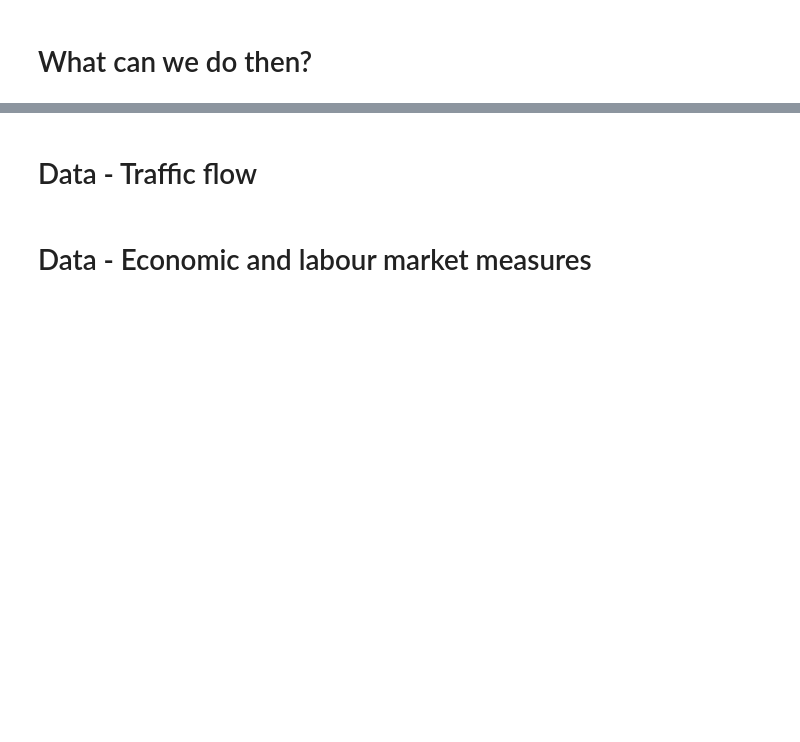
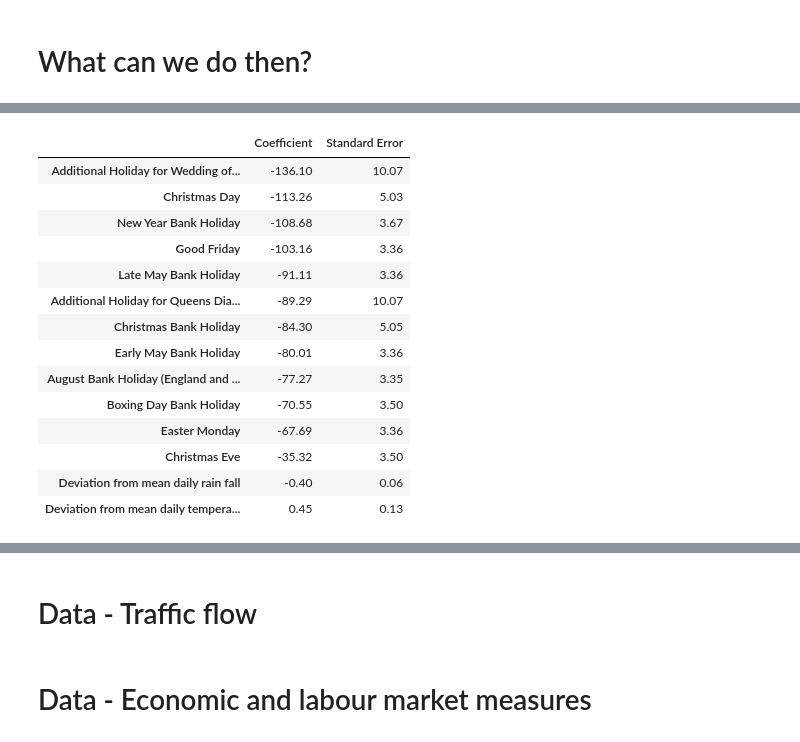
Before and after one commit to ONSBigData/RSS-2018, a Jupyter notebook: index.ipynb, the cells around one changed output, grey strips where cells are left out. Saved outputs shown, nothing was run; the diff lists cells and outputs as text; code cells hidden in the pictures; blank space fills up the shorter version.

```diff
--- a/index.ipynb
+++ b/index.ipynb
@@ -270,0 +315,20 @@ See these slides.
+# %%
+days_df = pd.read_csv("{}/ts_results/sig_days.csv".format(os.getcwd()), index_col = 0)
+# %%
+days_df.sort_values("Coefficient")
+# %% [output]
+|  | Coefficient | Standard Error |
+| Additional Holiday for Wedding of... | -136.10 | 10.07 |
+| Christmas Day | -113.26 | 5.03 |
+| New Year Bank Holiday | -108.68 | 3.67 |
+| Good Friday | -103.16 | 3.36 |
+| Late May Bank Holiday | -91.11 | 3.36 |
+| Additional Holiday for Queens Dia... | -89.29 | 10.07 |
+| Christmas Bank Holiday | -84.30 | 5.05 |
+| Early May Bank Holiday | -80.01 | 3.36 |
+| August Bank Holiday (England and ... | -77.27 | 3.35 |
+| Boxing Day Bank Holiday | -70.55 | 3.50 |
+| Easter Monday | -67.69 | 3.36 |
+| Christmas Eve | -35.32 | 3.50 |
+| Deviation from mean daily rain fall | -0.40 | 0.06 |
+| Deviation from mean daily tempera... | 0.45 | 0.13 |
```
Also changed, not shown: parts of 41 cells of this notebook, 13 other files.
